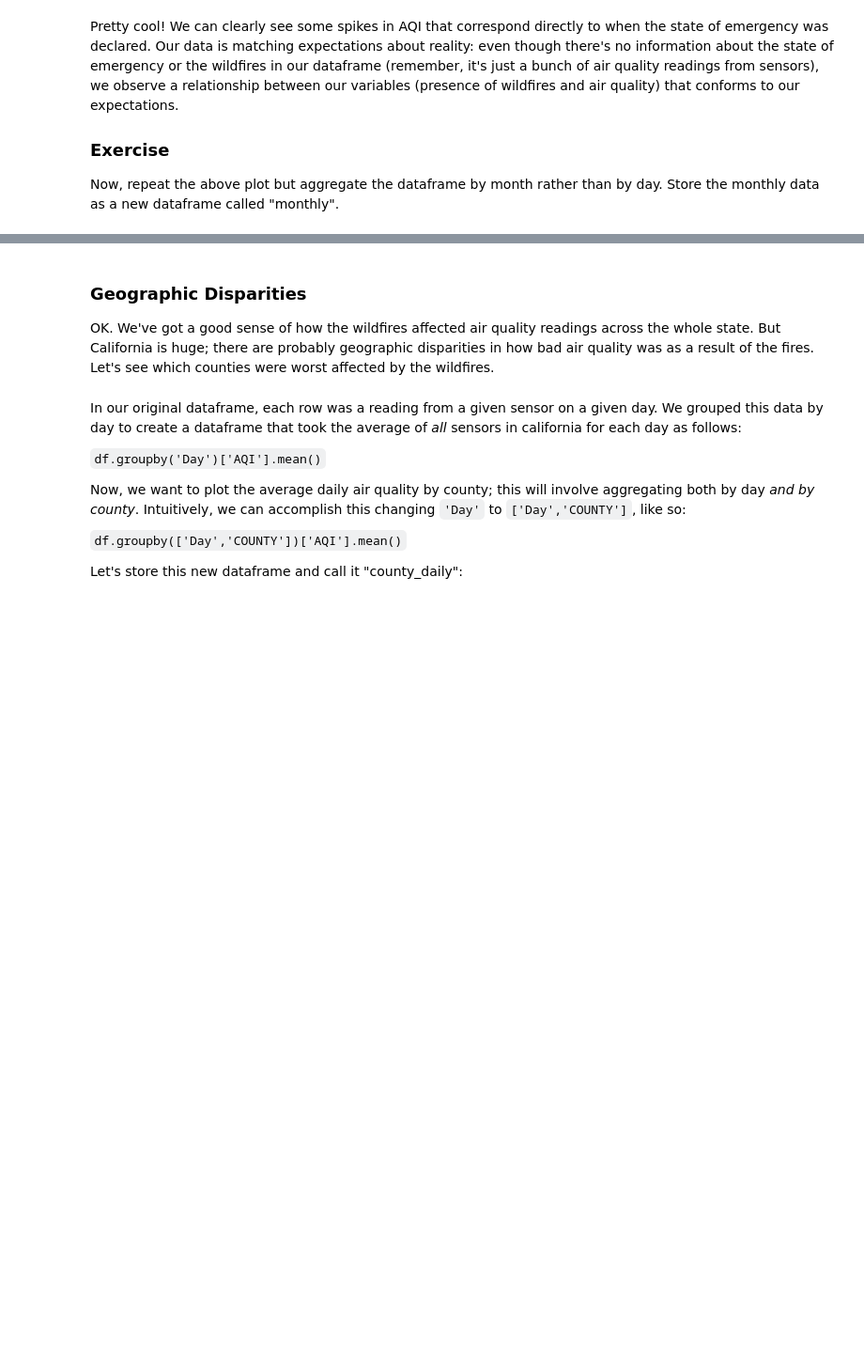
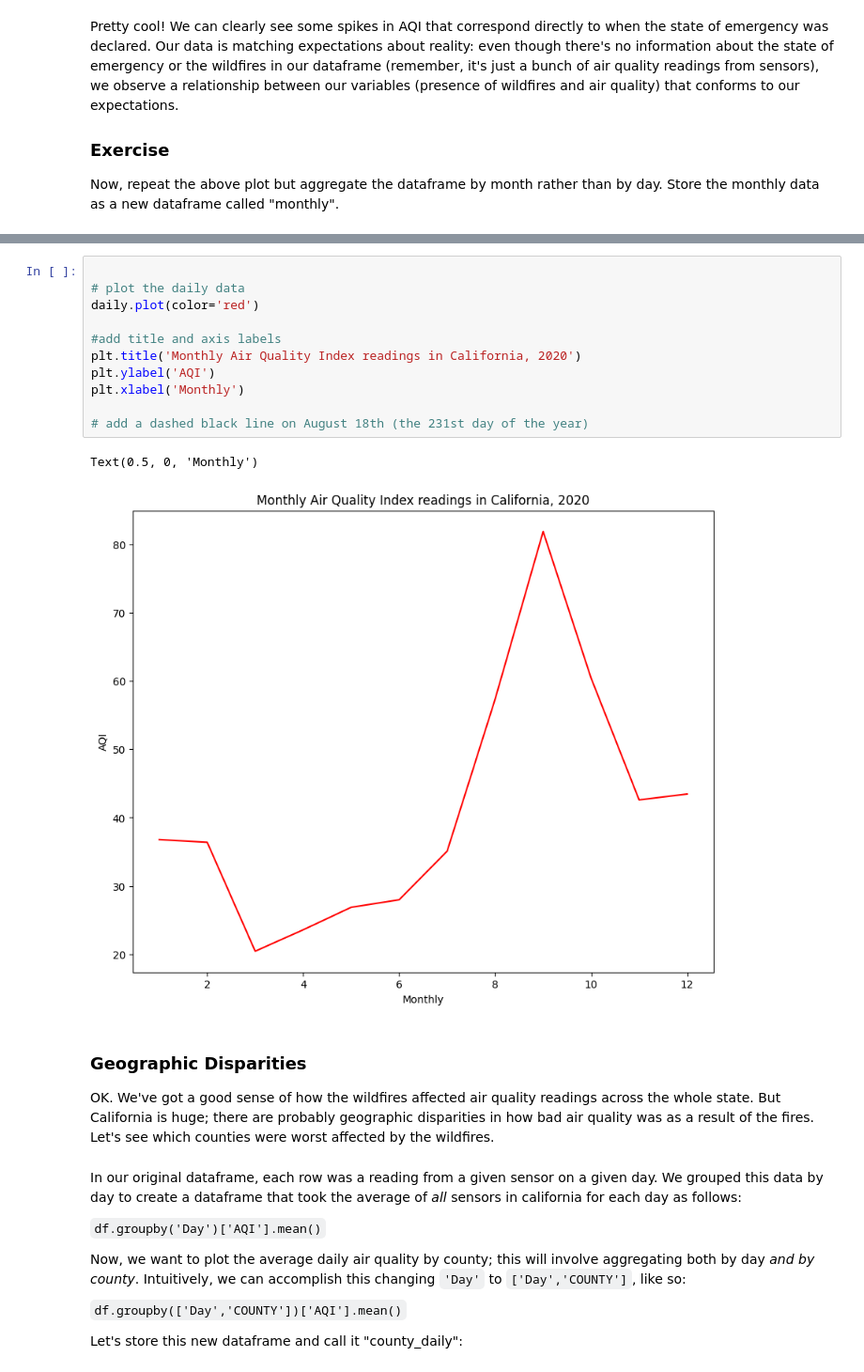
Before and after one commit to Geoschmitz/QM2, a Jupyter notebook: notebooks/W03. Spatial Data.ipynb, the cells around one changed output, grey strips where cells are left out. Shown at 94% size. Cells and saved outputs as stored; diff of their text form; blank space fills up the shorter version.

```diff
--- a/notebooks/W03. Spatial Data.ipynb
+++ b/notebooks/W03. Spatial Data.ipynb
@@ -170,3 +210,17 @@ Now, repeat the above plot but aggregate the dataframe by month rather than by d
+# %%
+
+# plot the daily data
+daily.plot(color='red')
+
+#add title and axis labels
+plt.title('Monthly Air Quality Index readings in California, 2020')
+plt.ylabel('AQI')
+plt.xlabel('Monthly')
+
+# add a dashed black line on August 18th (the 231st day of the year)
+# %% [output]
+Text(0.5, 0, 'Monthly')
+[figure, added]
 # %% [markdown]
 ### Geographic Disparities
 
```
Also changed, not shown: parts of 18 cells of this notebook.
